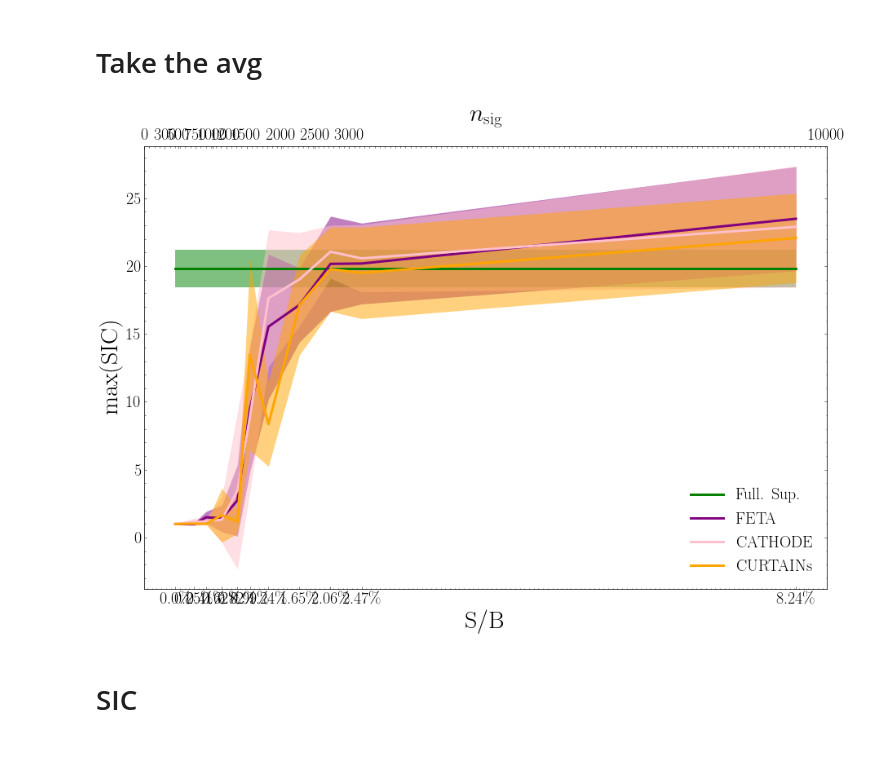
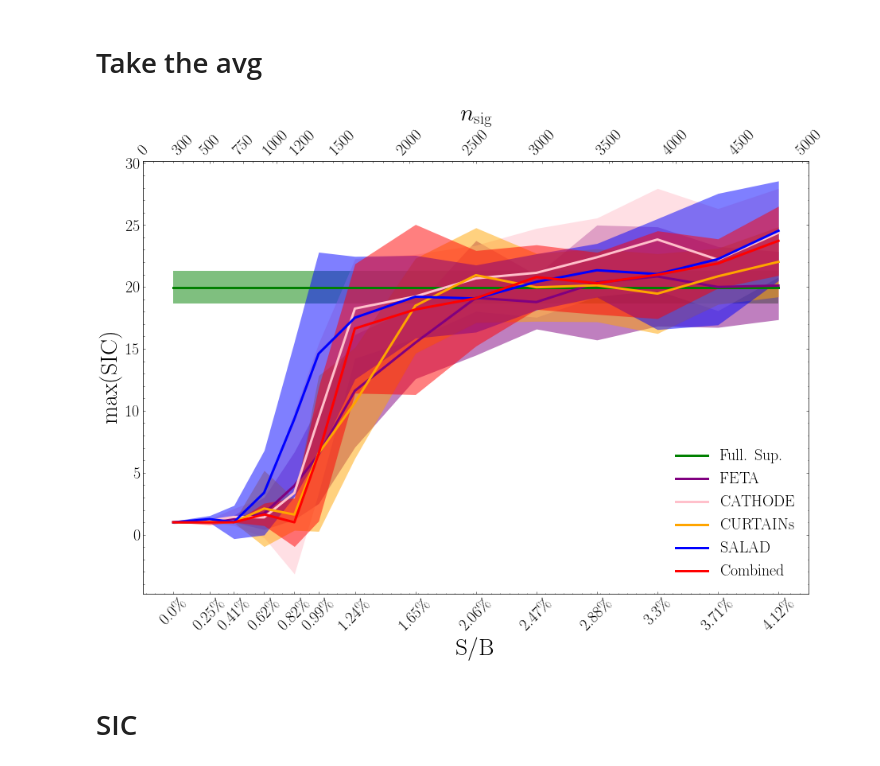
Before and after one commit to rmastand/FETA, a Jupyter notebook: synthetic_samples_summary.ipynb, the cells around one changed output. Saved outputs shown, nothing was run; the diff lists cells and outputs as text; code cells hidden in the pictures.

```diff
--- a/synthetic_samples_summary.ipynb
+++ b/synthetic_samples_summary.ipynb
@@ -11,9 +11,8 @@ dpi = 800
 # %%
 results_dir = "/clusterfs/ml4hep/rrmastandrea/NF_results/"
 
-n_sig_inj = [0, 300, 500, 750, 1000, 1200, 1500, 2000, 2500, 3000, 10000]
-
-seeds = [x for x in range(20)]
+n_sig_inj = [0, 300, 500, 750, 1000, 1200, 1500, 2000, 2500, 3000, 3500, 4000, 4500, 5000]# 10000]
+seeds = [x for x in range(17)]
 # %% [markdown]
 # Load in
 # %%
@@ -23,19 +22,26 @@ def get_sic_rejection(idd, seed, n):
 
     path_to_fpr = f"{loc_dir}/fpr_{idd}_{seed}.npy"
     path_to_tpr = f"{loc_dir}/tpr_{idd}_{seed}.npy"
+
     fpr = np.load(path_to_fpr)
     tpr = np.load(path_to_tpr)
-    rejection = 1.0/fpr
-    sic = tpr/np.sqrt(fpr)
+
+    # get the nonzero entries of fpr
+    fpr_nonzero_indices = np.where(fpr != 0)
+    fpr_nonzero = fpr[fpr_nonzero_indices]
+    tpr_nonzero = tpr[fpr_nonzero_indices]
+
+    rejection = 1.0 / fpr_nonzero #np.divide(1.0, fpr, out=np.zeros_like(fpr), where=fpr!=0)
+    sic = tpr_nonzero / np.sqrt(fpr_nonzero) #np.divide(tpr, np.sqrt(fpr), out=np.zeros_like(tpr), where=np.sqrt(fpr)!=0)
 
 
-    return tpr, sic, rejection
+    return tpr_nonzero, sic, rejection
 
 
 x_axis = np.logspace(-8, 0, 400)
 
 
-keys = ["full_sup", "feta", "cathode", "curtains"]#, "combined_1200k"]
+keys = ["full_sup", "feta", "cathode", "curtains", "salad", "combined"]
 
 
 rejections_dict = {k:{n:[] for n in n_sig_inj} for k in keys}
@@ -95,19 +101,21 @@ for k in keys:
     mean_max_sics_dict[k][0] = np.array(mean_max_sics_dict[k][0])
     mean_max_sics_dict[k][1] = np.array(mean_max_sics_dict[k][1])
 # %%
-n_to_plot = [10000]
+n_to_plot = [1200]
 
 colors_dict = {"full_sup":"green",
-               "combined_1200k": "blue",
+               "salad": "blue",
                "feta": "purple",
                "cathode":"pink",
-               "curtains":"orange"}
+               "curtains":"orange",
+                "combined": "red"}
 
 labels_dict = {"full_sup":"Full. Sup. ",
-               "combined_1200k": "Combined",
+               "salad": "SALAD",
                "feta": "FETA",
                "cathode":"CATHODE",
-               "curtains":"CURTAINs"}
+               "curtains":"CURTAINs",
+                "combined": "Combined"}
 
 
 l = 3
@@ -119,37 +127,37 @@ num_bkg = 121339
 x_vals = [n / num_bkg for n in n_sig_inj]
 
 
 
 fig = plt.figure(figsize = (15, 10))
 for k in keys:
 
     plt.plot(x_vals, mean_max_sics_dict[k][0], label = labels_dict[k], color = colors_dict[k], linewidth = l)
 
     plt.fill_between(x_vals, mean_max_sics_dict[k][0] -mean_max_sics_dict[k][1],
                         mean_max_sics_dict[k][0] + mean_max_sics_dict[k][1],
                          alpha = 0.5, color = colors_dict[k], linewidth = 0)
 
 
 ax1 = fig.add_subplot(111)
 ax2 = ax1.twiny()
 ax2.set_xticks(n_sig_inj)
-ax2.set_xticklabels(n_sig_inj, size=f_1)
+ax2.set_xticklabels(n_sig_inj, size=f_1, rotation = 45)
 ax2.set_xlabel(r"$n_\mathrm{sig}$", fontsize = f_2, labelpad = 10)
 
 
 ax1.set_xticks(x_vals)
-ax1.set_xticklabels([f"{np.round(100*x, 2)}\%" for x in x_vals], size=f_1)
+ax1.set_xticklabels([f"{np.round(100*x, 2)}\%" for x in x_vals], size=f_1, rotation = 45)
 ax1.set_xlabel("S/B", fontsize = f_2)
 
 ax1.legend(fontsize = f_1, loc = "lower right")
 
 ax1.set_ylabel("max(SIC)", fontsize = f_2)
 ax1.tick_params(axis='both', which='major', labelsize=f_1)
-fig.savefig(f"paper_plots/maxsic.pdf", dpi = dpi)
+fig.savefig(f"paper_plots/maxsic.png", dpi = dpi)
 
 plt.show()
 # %% [output]
-[figure, old version]
+[figure, new version]
 # %% [markdown]
 # SIC
 # %%
```
Also changed, not shown: parts of 5 cells of this notebook, 2 other files.
